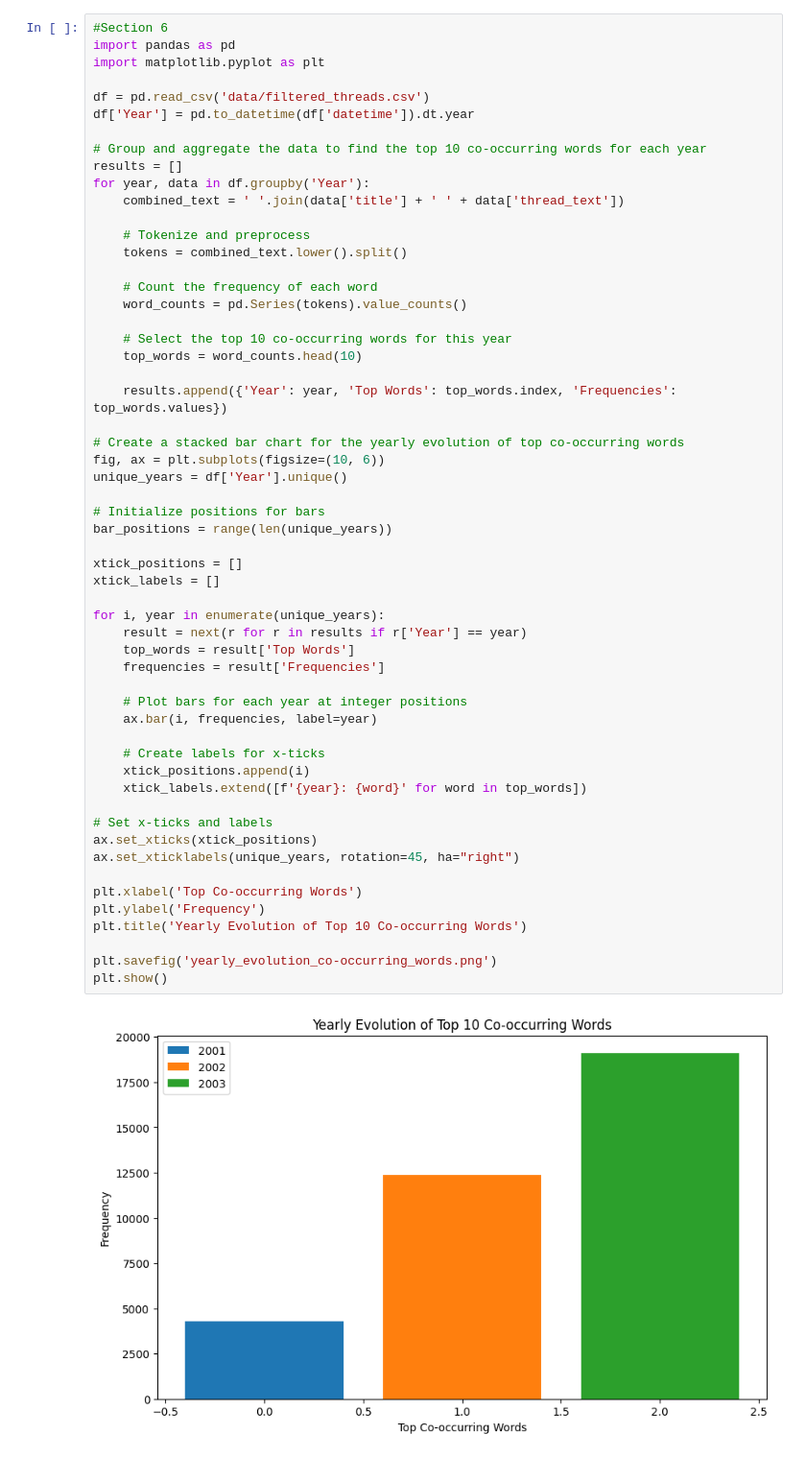
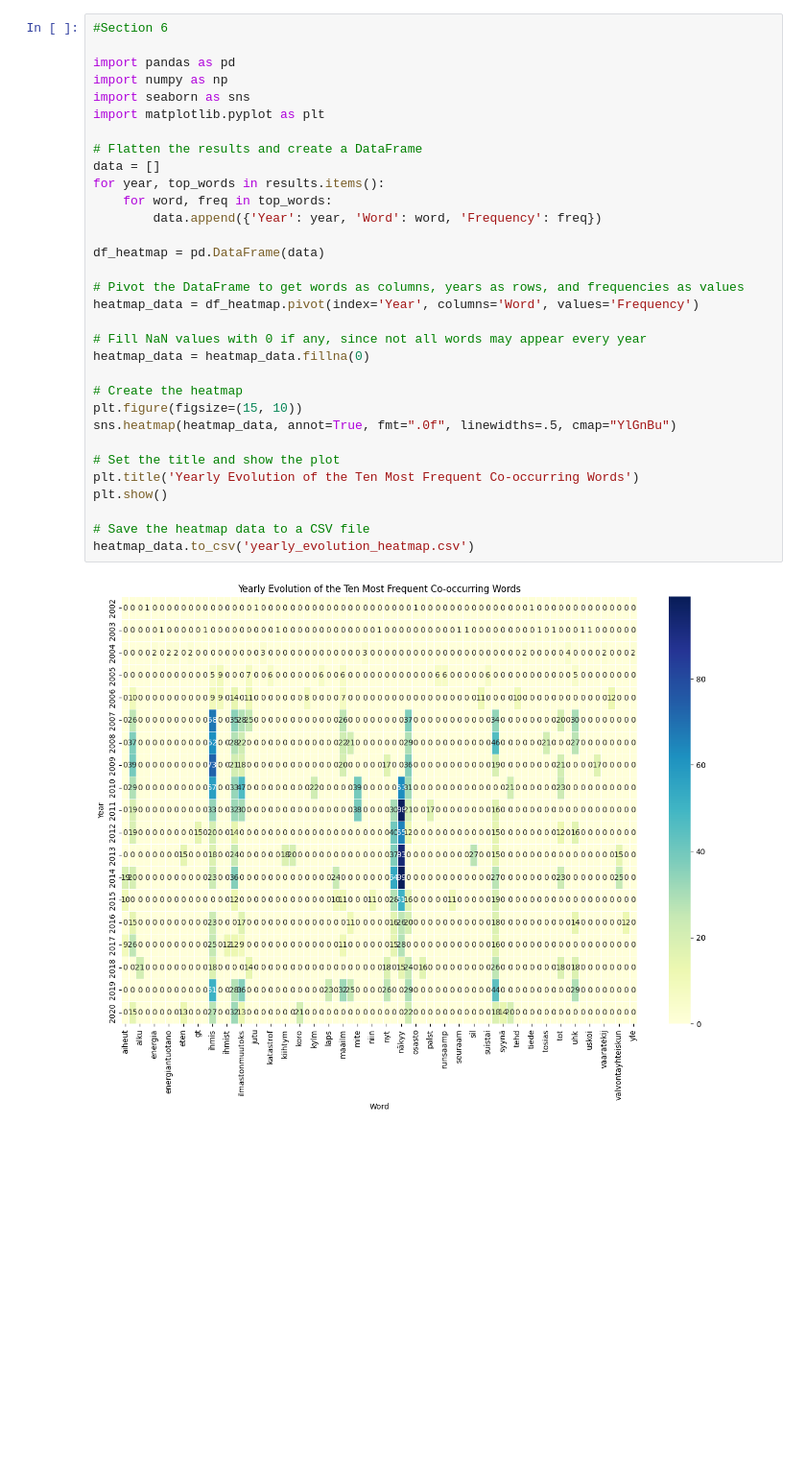
Before and after one commit to Ahghaffari/suomi24_analysis, a Jupyter notebook: tasks.ipynb, the cells around one changed output. Shown at 96% size. Drawn from its saved outputs; the diff is of its cells as text; blank space fills up the shorter version.

```diff
--- a/tasks.ipynb
+++ b/tasks.ipynb
@@ -305,59 +429,35 @@ plt.show()
 # %%
 #Section 6
+
 import pandas as pd
+import numpy as np
+import seaborn as sns
 import matplotlib.pyplot as plt
 
-df = pd.read_csv('data/filtered_threads.csv')
-df['Year'] = pd.to_datetime(df['datetime']).dt.year
+# Flatten the results and create a DataFrame
+data = []
+for year, top_words in results.items():
+    for word, freq in top_words:
+        data.append({'Year': year, 'Word': word, 'Frequency': freq})
 
-# Group and aggregate the data to find the top 10 co-occurring words for each year
-results = []
-for year, data in df.groupby('Year'):
-    combined_text = ' '.join(data['title'] + ' ' + data['thread_text'])
+df_heatmap = pd.DataFrame(data)
 
-    # Tokenize and preprocess
-    tokens = combined_text.lower().split()
+# Pivot the DataFrame to get words as columns, years as rows, and frequencies as values
+heatmap_data = df_heatmap.pivot(index='Year', columns='Word', values='Frequency')
 
-    # Count the frequency of each word
-    word_counts = pd.Series(tokens).value_counts()
+# Fill NaN values with 0 if any, since not all words may appear every year
+heatmap_data = heatmap_data.fillna(0)
 
-    # Select the top 10 co-occurring words for this year
-    top_words = word_counts.head(10)
+# Create the heatmap
+plt.figure(figsize=(15, 10))
+sns.heatmap(heatmap_data, annot=True, fmt=".0f", linewidths=.5, cmap="YlGnBu")
 
-    results.append({'Year': year, 'Top Words': top_words.index, 'Frequencies': top_words.values})
+# Set the title and show the plot
+plt.title('Yearly Evolution of the Ten Most Frequent Co-occurring Words')
+plt.show()
 
-# Create a stacked bar chart for the yearly evolution of top co-occurring words
-fig, ax = plt.subplots(figsize=(10, 6))
-unique_years = df['Year'].unique()
-
-# Initialize positions for bars
-bar_positions = range(len(unique_years))
-
-xtick_positions = []
-xtick_labels = []
-
-for i, year in enumerate(unique_years):
-    result = next(r for r in results if r['Year'] == year)
-    top_words = result['Top Words']
-    frequencies = result['Frequencies']
-
-    # Plot bars for each year at integer positions
-    ax.bar(i, frequencies, label=year)
-
-    # Create labels for x-ticks
-    xtick_positions.append(i)
-    xtick_labels.extend([f'{year}: {word}' for word in top_words])
-
-# Set x-ticks and labels
-ax.set_xticks(xtick_positions)
-ax.set_xticklabels(unique_years, rotation=45, ha="right")
-
-plt.xlabel('Top Co-occurring Words')
-plt.ylabel('Frequency')
-plt.title('Yearly Evolution of Top 10 Co-occurring Words')
-
-plt.savefig('yearly_evolution_co-occurring_words.png')
-plt.show()
+# Save the heatmap data to a CSV file
+heatmap_data.to_csv('yearly_evolution_heatmap.csv')
 # %% [output]
-[figure, old version]
+[figure, new version]
 # %%
```
Also changed, not shown: parts of 10 cells of this notebook, 18 other files.
